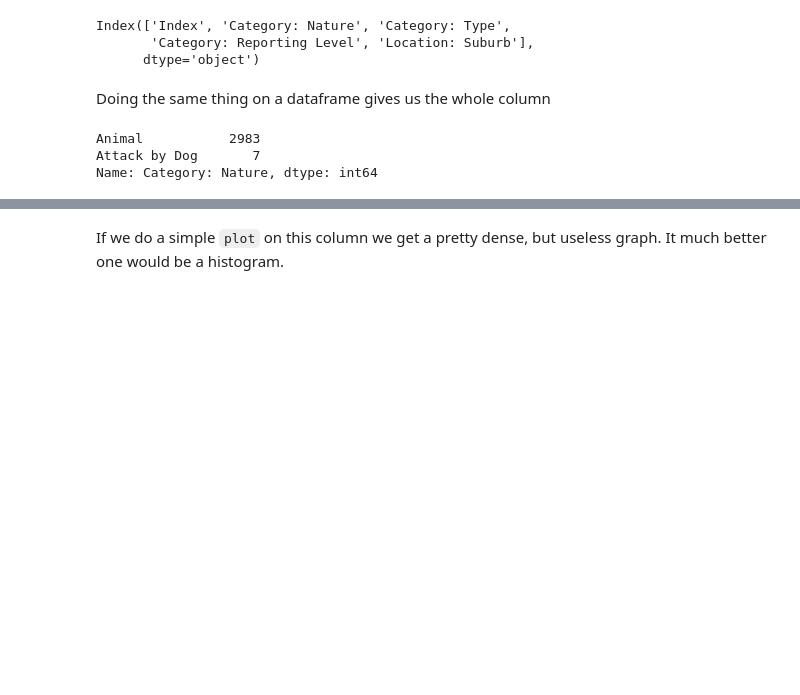
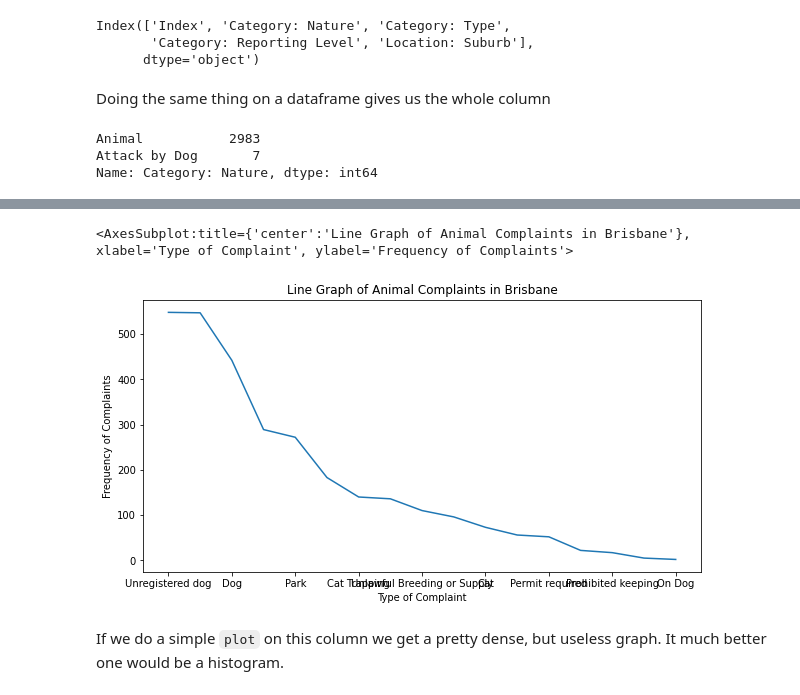
Before and after one commit to sandysoe/data_project_2023, a Jupyter notebook: basic_pandas_animal.ipynb, the cells around one changed output, grey strips where cells are left out. Cells and saved outputs as stored; diff of their text form; code cells hidden in the pictures; blank space fills up the shorter version.

```diff
--- a/basic_pandas_animal.ipynb
+++ b/basic_pandas_animal.ipynb
@@ -134,2 +212,12 @@ animal_df["Category: Type"].value_counts().plot(kind="bar")
+# %%
+fig, ax = plt.subplots()
+ax.set_title('Line Graph of Animal Complaints in Brisbane')
+ax.set_xlabel('Type of Complaint')
+ax.set_ylabel('Frequency of Complaints')
+
+animal_df["Category: Type"].value_counts().plot(kind="line")
+# %% [output]
+<AxesSubplot:title={'center':'Line Graph of Animal Complaints in Brisbane'}, xlabel='Type of Complaint', ylabel='Frequency of Complaints'>
+[figure, added]
 # %% [markdown]
 If we do a simple `plot` on this column we get a pretty dense, but useless graph. It much better one would be a histogram.
```
Also changed, not shown: parts of 19 cells of this notebook, 1 other file.
